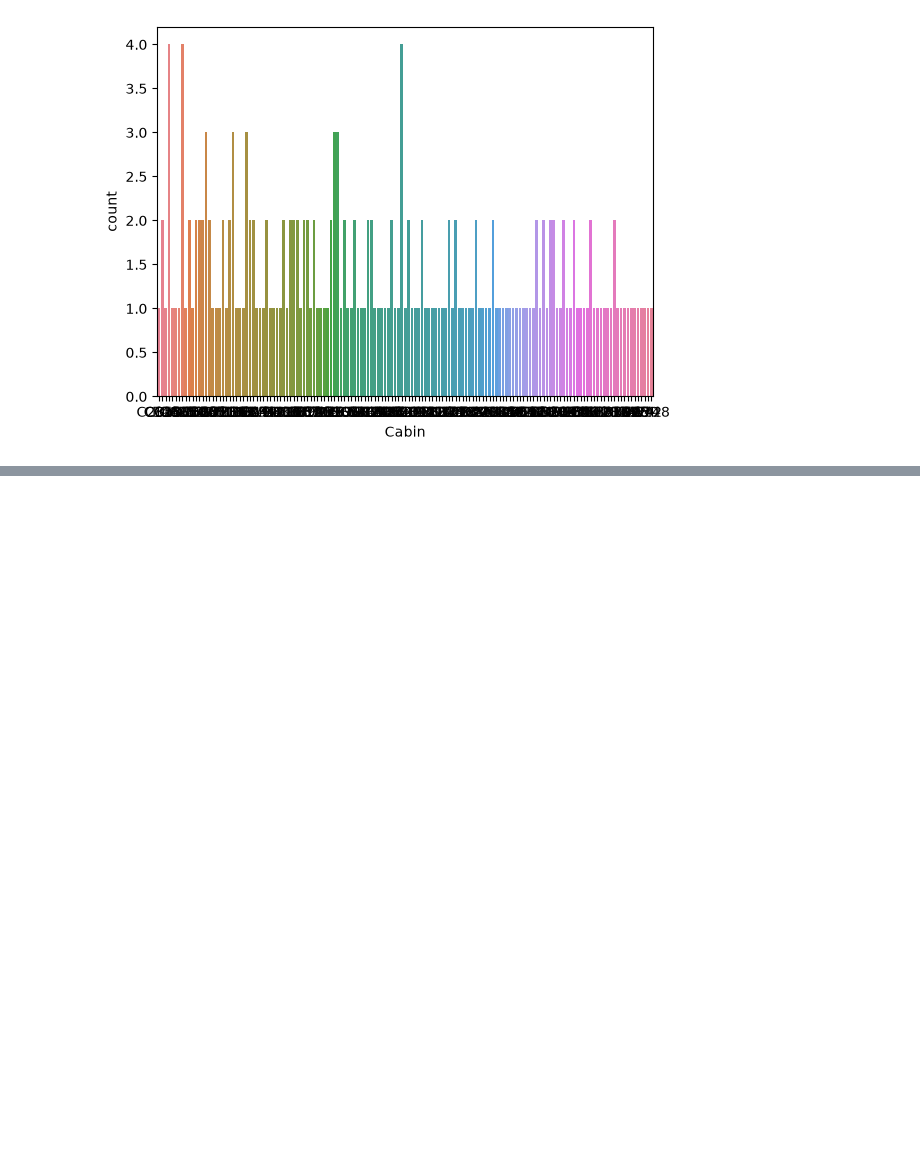
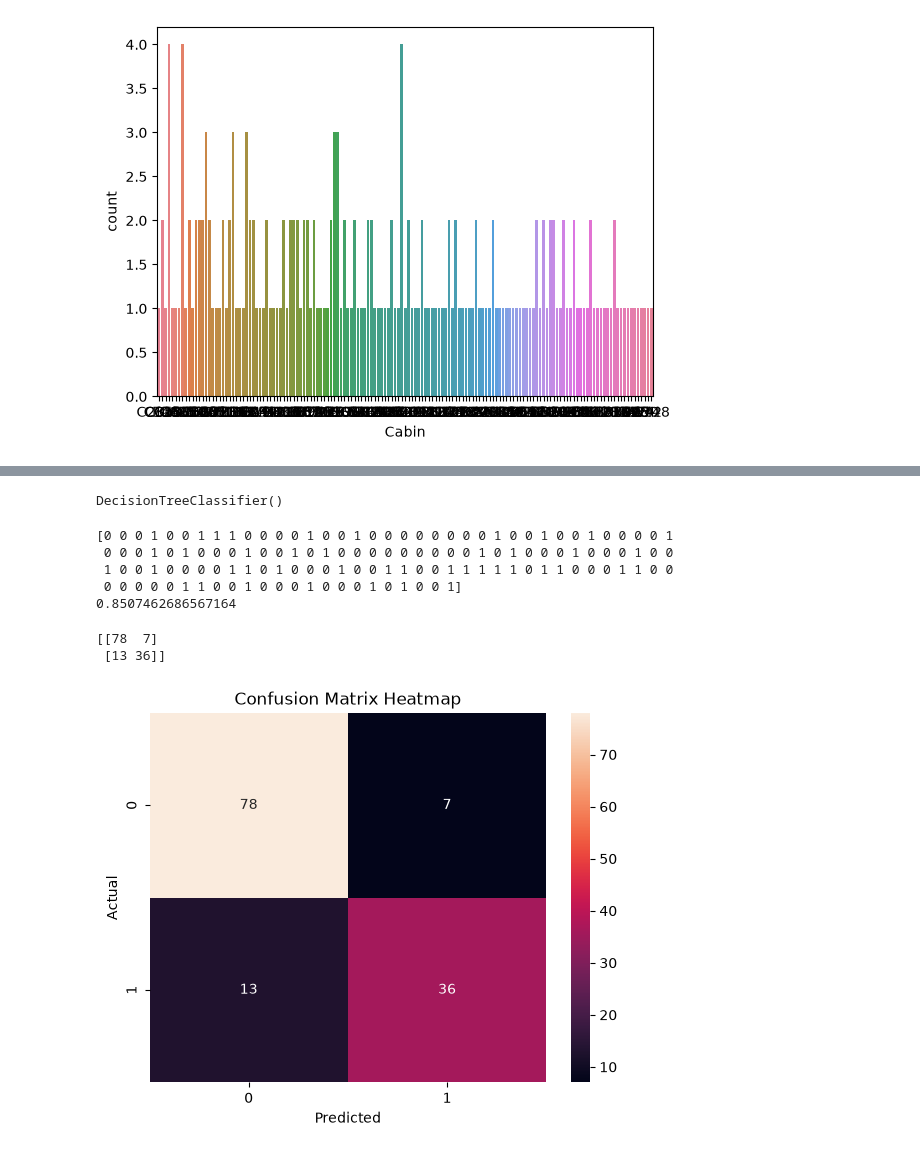
Before and after one commit to andres112/Advanced-Python, a Jupyter notebook: Titanic.ipynb, the cells around one changed output, grey strips where cells are left out. Drawn from its saved outputs; the diff is of its cells as text; code cells hidden in the pictures; blank space fills up the shorter version.

```diff
--- a/Titanic.ipynb
+++ b/Titanic.ipynb
@@ -347,0 +359,38 @@ Name: Survived, dtype: int64
+# %%
+# Initialize and train the Decision Tree model
+model = DecisionTreeClassifier()
+model.fit(X_train, Y_train)
+# %% [output]
+DecisionTreeClassifier()
+# %%
+from sklearn.metrics import accuracy_score
+# Make predictions on the validation set and evaluate accuracy
+predictions = model.predict(X_val)
+print(predictions)
+# Print the accuracy of the model on the validation set
+# The score represents the proportion of correctly predicted samples out of the total samples
+print(accuracy_score(Y_val, predictions))
+# %% [output]
+[0 0 0 1 0 0 1 1 1 0 0 0 0 1 0 0 1 0 0 0 0 0 0 0 0 1 0 0 1 0 0 1 0 0 0 0 1
+ 0 0 0 1 0 1 0 0 0 1 0 0 1 0 1 0 0 0 0 0 0 0 0 0 1 0 1 0 0 0 1 0 0 0 1 0 0
+ 1 0 0 1 0 0 0 0 1 1 0 1 0 0 0 1 0 0 1 1 0 0 1 1 1 1 1 0 1 1 0 0 0 1 1 0 0
+ 0 0 0 0 0 1 1 0 0 1 0 0 0 1 0 0 0 1 0 1 0 0 1]
+0.8507462686567164
+# %%
+from sklearn.metrics import confusion_matrix
+# Print the confusion matrix for the validation set predictions
+# The confusion matrix shows the number of correct and incorrect predictions for each class
+# 0,0 represents the number of true negatives (correctly predicted 0s)
+# 0,1 represents the number of false positives (incorrectly predicted 1s)
+# 1,0 represents the number of false negatives (incorrectly predicted 0s)
+# 1,1 represents the number of true positives (correctly predicted 1s)
+print(confusion_matrix(Y_val, predictions))
+sns.heatmap(confusion_matrix(Y_val, predictions), annot=True, fmt="d")
+plt.xlabel('Predicted')
+plt.ylabel('Actual')
+plt.title('Confusion Matrix Heatmap')
+plt.show()
+# %% [output]
+[[78  7]
+ [13 36]]
+[figure, added]
```
Also changed, not shown: parts of 17 cells of this notebook, 1 other file.
